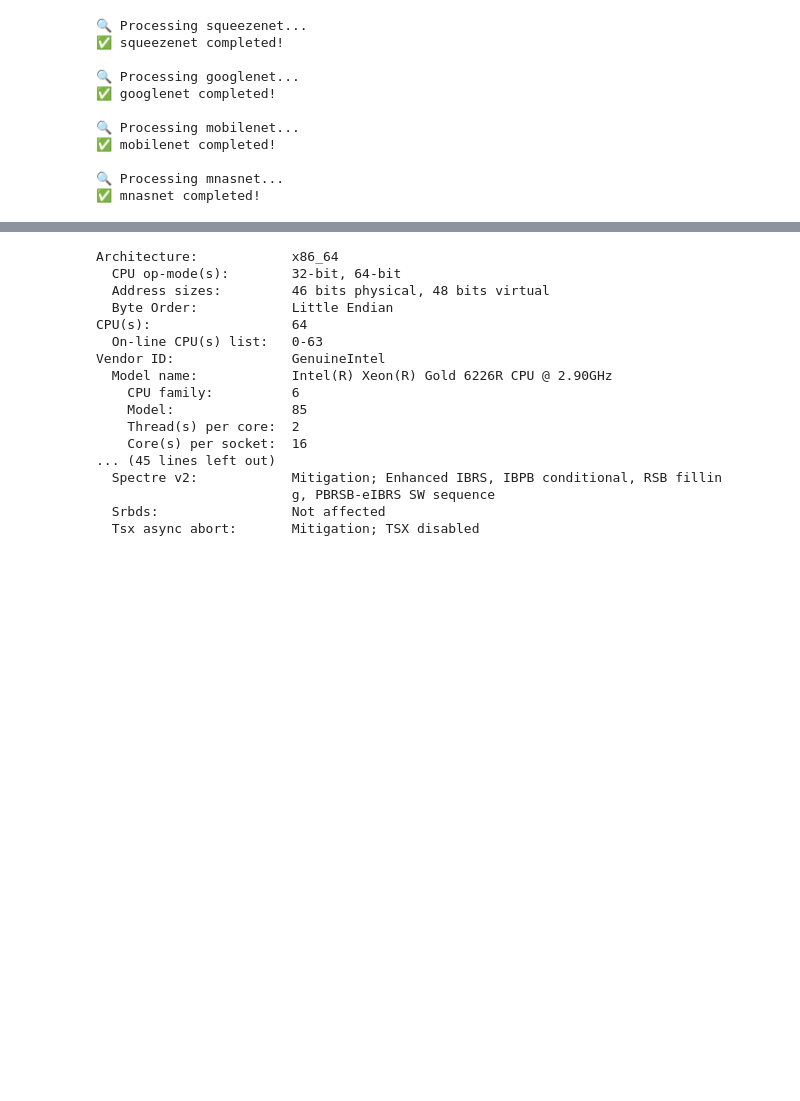
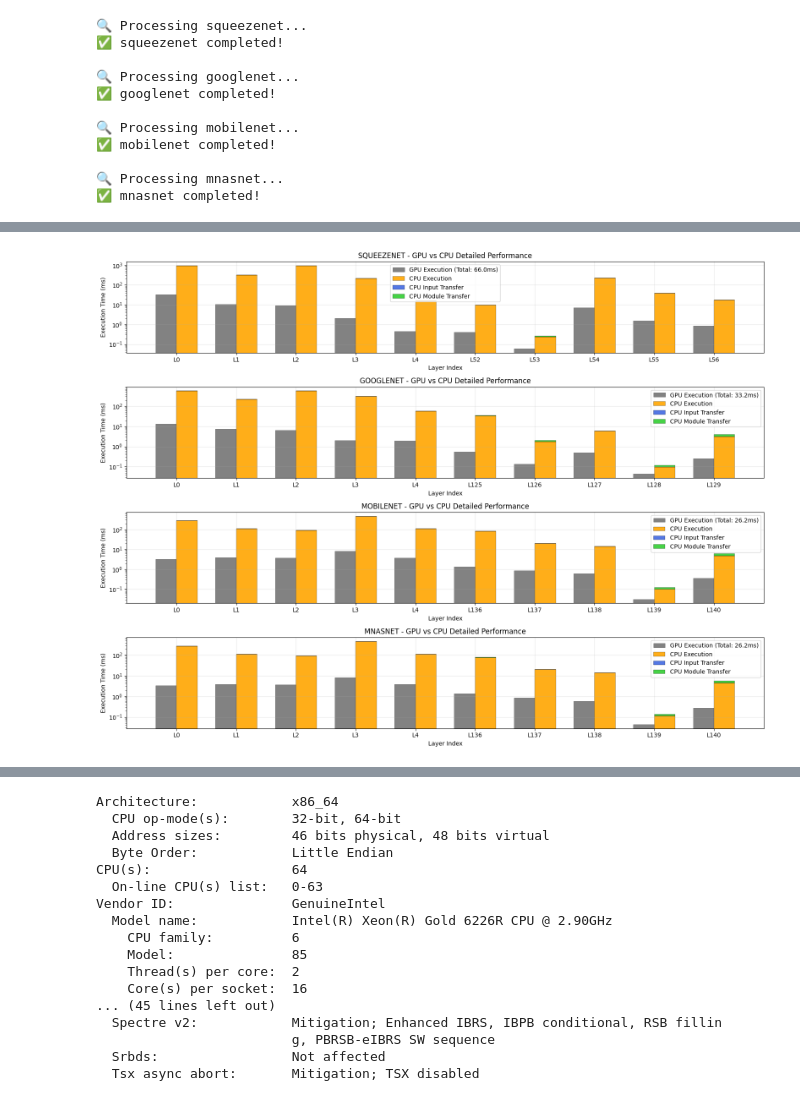
Before and after one commit to monkcat/pytorch_bootcamp, a Jupyter notebook: LaLaRAND.ipynb, the cells around one changed output, grey strips where cells are left out. Saved outputs shown, nothing was run; the diff lists cells and outputs as text; code cells hidden in the pictures; blank space fills up the shorter version.

```diff
--- a/LaLaRAND.ipynb
+++ b/LaLaRAND.ipynb
@@ -586,0 +775,94 @@ plt.tight_layout()
+# %%
+timestamp = datetime.datetime.now().strftime("%Y%m%d_%H%M%S")
+
+fig, axes = plt.subplots(4, 1, figsize=(16, 12))
+
+for idx, (model_name, data) in enumerate(results.items()):
+    ax = axes[idx]
+
+    # 실행 시간 추출
+    gpu_exec_times = []
+    input_transfer_times = []
+    module_transfer_times = []
+    cpu_exec_times = []
+
+    layer_names = []
+
+    # 데이터 추출 - 순서대로 정렬
+    layer_data = {}
+
+    # GPU 실행 시간 추출
+    for key, value in data['gpu'].items():
+        if 'execution_time' in key:
+            layer_idx = int(key.split('_')[1])
+            layer_data[layer_idx] = layer_data.get(layer_idx, {})
+            layer_data[layer_idx]['gpu_exec'] = value['time_ms']
+
+    # CPU 시간 추출
+    for key, value in data['cpu'].items():
+        layer_idx = int(key.split('_')[1])
+        layer_data[layer_idx] = layer_data.get(layer_idx, {})
+
+        if 'input_memory_transfer' in key:
+            layer_data[layer_idx]['input_transfer'] = value['time_ms']
+        elif 'execution_time' in key:
+            layer_data[layer_idx]['cpu_exec'] = value['time_ms']
+        elif 'module_transfer' in key:
+            layer_data[layer_idx]['module_transfer'] = value['time_ms']
+
+    # 순서대로 정렬하여 리스트 생성 (처음 5개 + 마지막 5개만)
+    sorted_indices = sorted(layer_data.keys())
+
+    # 처음 5개 + 마지막 5개 인덱스 추출
+    selected_indices = sorted_indices[:5] + sorted_indices[-5:] if len(sorted_indices) > 10 else sorted_indices
+
+    # 해당 인덱스에 대해만 그래프 데이터 저장
+    for layer_idx in selected_indices:
+        data_point = layer_data[layer_idx]
+        gpu_exec_times.append(data_point.get('gpu_exec', 0))
+        input_transfer_times.append(data_point.get('input_transfer', 0))
+        cpu_exec_times.append(data_point.get('cpu_exec', 0))
+        module_transfer_times.append(data_point.get('module_transfer', 0))
+        layer_names.append(f"L{layer_idx}")
+
+    # 총 실행 시간 계산
+    gpu_total_time = sum(gpu_exec_times)
+
+    # 막대 그래프
+    x = np.arange(len(layer_names))
+    width = 0.35
+
+    # GPU는 단일 막대
+    bars1 = ax.bar(x - width/2, gpu_exec_times, width, label=f'GPU Execution (Total: {gpu_total_time:.1f}ms)',
+                    color="#070707", alpha=0.5, edgecolor='black', linewidth=0.5)
+
+    # CPU 스택 막대
+    bars2 = ax.bar(x + width/2, cpu_exec_times, width, label='CPU Execution',
+                    color='#FFA500', alpha=0.9, edgecolor='black', linewidth=0.3)
+    bars3 = ax.bar(x + width/2, input_transfer_times, width, bottom=cpu_exec_times,
+                    label='CPU Input Transfer', color='#4169E1', alpha=0.9, edgecolor='black', linewidth=0.3)
+    bars4 = ax.bar(x + width/2, module_transfer_times, width,
+                    bottom=np.array(input_transfer_times) + np.array(cpu_exec_times), label='CPU Module Transfer', color='#32CD32', alpha=0.9, edgecolor='black', linewidth=0.3)
+
+    # 그래프 설정
+    ax.set_xlabel('Layer Index')
+    ax.set_ylabel('Execution Time (ms)')
+    ax.set_title(f'{model_name.upper()} - GPU vs CPU Detailed Performance')
+    ax.set_xticks(x[::max(1, len(x)//10)])  # x축 라벨 간소화
+    ax.set_xticklabels([layer_names[i] for i in range(0, len(layer_names), max(1, len(x)//10))])
+    ax.legend()
+    ax.grid(True, alpha=0.3)
+    ax.set_yscale('log')  # 로그 스케일
+
+plt.tight_layout()
+
+# 저장 및 표시
+save_path = f'/workspace/pytorch_bootcamp/results/stacked_comparison_20_{timestamp}.png'
+plt.savefig(save_path, dpi=300, bbox_inches='tight')
+plt.show()
+
+print("=" * 80)
+print(f"\n💾 Results saved to: {save_path}")
+print("✅ Stacked analysis completed!")
+# %% [output]
+[figure, added]
```
Also changed, not shown: parts of 15 cells of this notebook, 15 other files.
